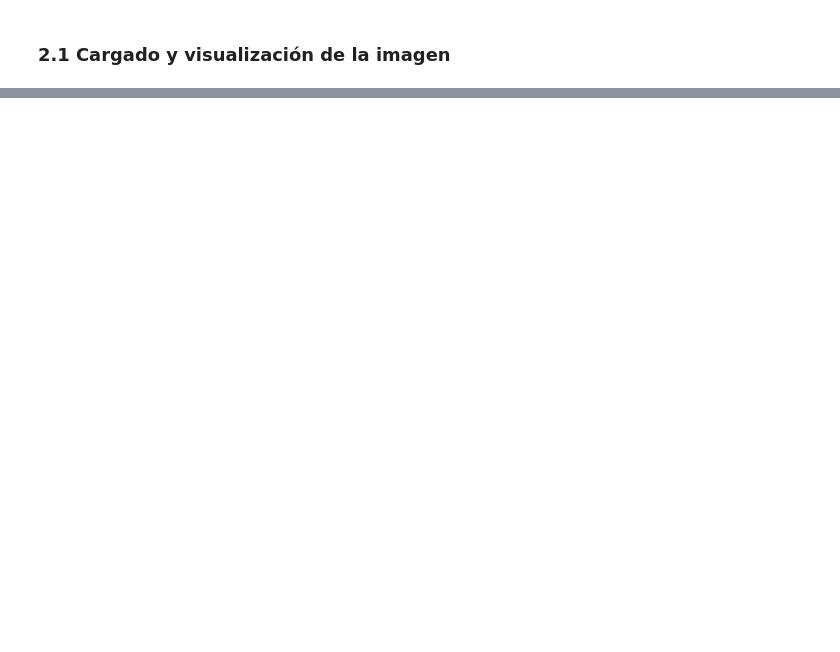
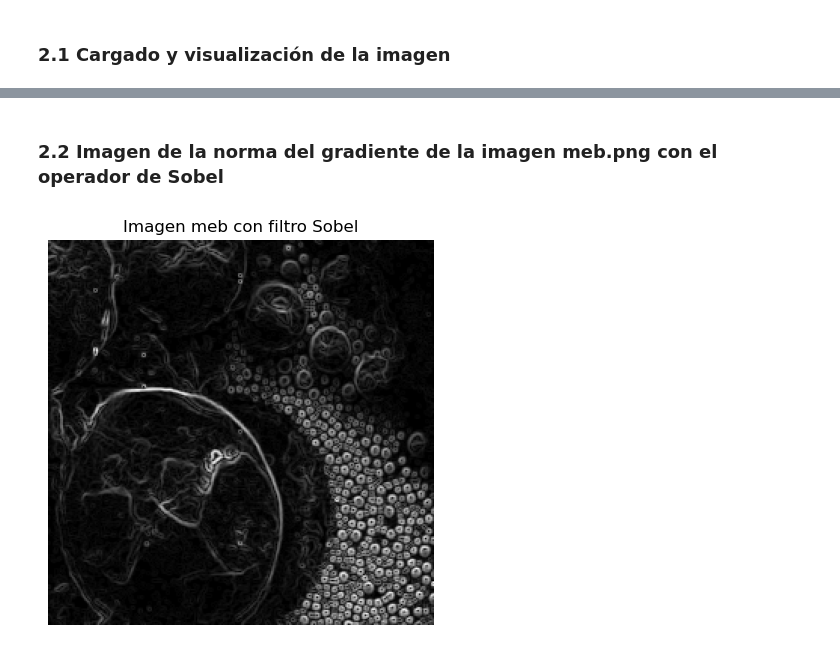
Before and after one commit to STinjaca/Talle-5, a Jupyter notebook: Taller 5 - Punto 2.ipynb, the cells around one changed output, grey strips where cells are left out. Cells and saved outputs as stored; diff of their text form; code cells hidden in the pictures; blank space fills up the shorter version.

```diff
--- a/Taller 5 - Punto 2.ipynb
+++ b/Taller 5 - Punto 2.ipynb
@@ -30,0 +46,16 @@ NameError: name 'cv2' is not defined
+# %% [markdown]
+### 2.2 Imagen de la norma del gradiente de la imagen meb.png con el operador de Sobel
+# %%
+img_meb_sh = sobel_h(img_meb)
+img_meb_sv = sobel_v(img_meb)
+img_meb_norma = np.sqrt(img_meb_sh**2 + img_meb_sv**2)
+
+img_meb_norma = exposure.rescale_intensity(img_meb_norma, in_range=(np.min(img_meb_norma), np.max(img_meb_norma)), out_range=(0, 255)).astype(np.uint8)
+
+fig, ax = plt.subplots(figsize=(10,5))
+ax.imshow(img_meb_norma, cmap='gray', vmin=0, vmax=255)
+ax.set_title('Imagen meb con filtro Sobel')
+ax.axis('off')
+plt.show()
+# %% [output]
+[figure, added]
```
Also changed, not shown: parts of 24 cells of this notebook.
